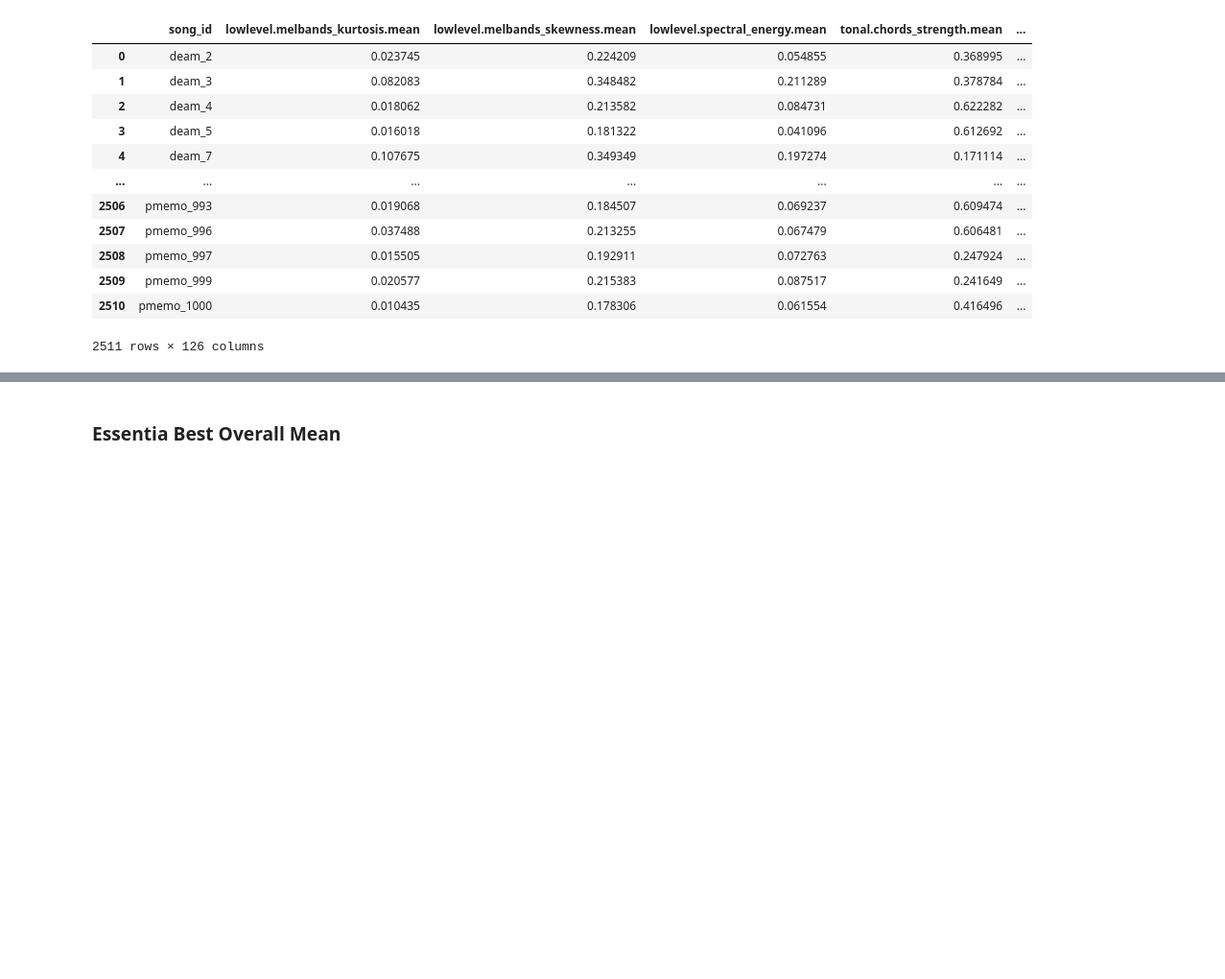
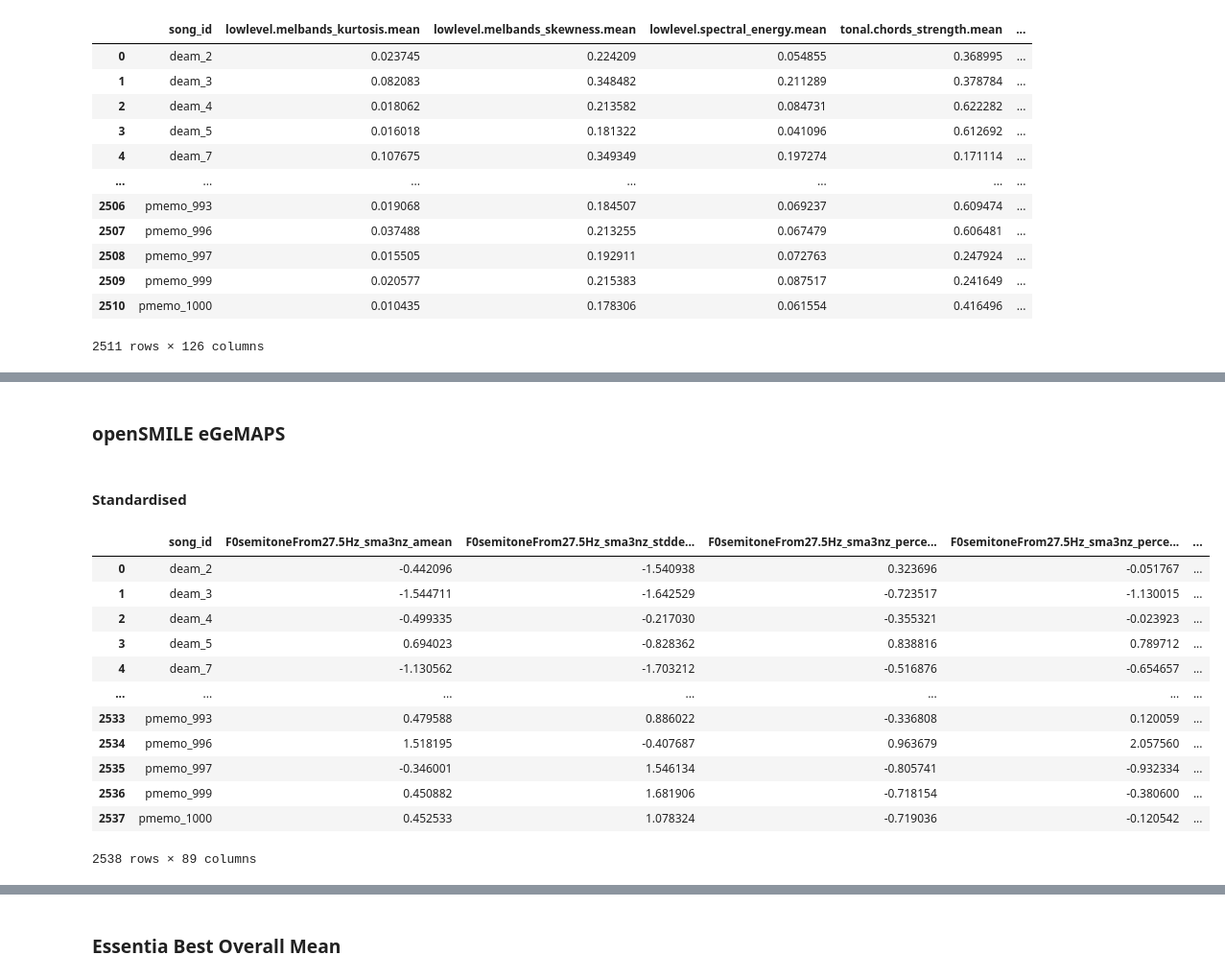
Before and after one commit to Fe-56/CDeeS, a Jupyter notebook: notebooks/dataset_combination.ipynb, the cells around one changed output, grey strips where cells are left out. Shown at 96% size. Saved outputs shown, nothing was run; the diff lists cells and outputs as text; code cells hidden in the pictures; blank space fills up the shorter version.

```diff
--- a/notebooks/dataset_combination.ipynb
+++ b/notebooks/dataset_combination.ipynb
@@ -250,0 +481,28 @@ df_combined_normalised
+# %% [markdown]
+### openSMILE eGeMAPS
+# %% [markdown]
+#### Standardised
+# %%
+df_combined_standardised, df_combined_normalised = combine_featuresets(
+  deam_df_path='../data/DEAM/processed/features/opensmile_egemaps_features.csv',
+  pmemo_df_path= '../data/PMEmo/PMEmo2019/processed/features/opensmile_egemaps_features.csv',
+  output_path="../data/combined/features/opensmile_egemaps_features.csv",
+  standardised_output_path='../data/combined/features/standardised_opensmile_egemaps_features.csv',
+  normalised_output_path='../data/combined/features/normalised_opensmile_egemaps_features.csv'
+)
+
+df_combined_standardised
+# %% [output]
+|  | song_id | F0semitoneFrom27.5Hz_sma3nz_amean | F0semitoneFrom27.5Hz_sma3nz_stdde... | F0semitoneFrom27.5Hz_sma3nz_perce... | F0semitoneFrom27.5Hz_sma3nz_perce... | ... |
+| 0 | deam_2 | -0.442096 | -1.540938 | 0.323696 | -0.051767 | ... |
+| 1 | deam_3 | -1.544711 | -1.642529 | -0.723517 | -1.130015 | ... |
+| 2 | deam_4 | -0.499335 | -0.217030 | -0.355321 | -0.023923 | ... |
+| 3 | deam_5 | 0.694023 | -0.828362 | 0.838816 | 0.789712 | ... |
+| 4 | deam_7 | -1.130562 | -1.703212 | -0.516876 | -0.654657 | ... |
+| ... | ... | ... | ... | ... | ... | ... |
+| 2533 | pmemo_993 | 0.479588 | 0.886022 | -0.336808 | 0.120059 | ... |
+| 2534 | pmemo_996 | 1.518195 | -0.407687 | 0.963679 | 2.057560 | ... |
+| 2535 | pmemo_997 | -0.346001 | 1.546134 | -0.805741 | -0.932334 | ... |
+| 2536 | pmemo_999 | 0.450882 | 1.681906 | -0.718154 | -0.380600 | ... |
+| 2537 | pmemo_1000 | 0.452533 | 1.078324 | -0.719036 | -0.120542 | ... |
+2538 rows × 89 columns
```
Also changed, not shown: parts of 27 cells of this notebook, 3 other files.
